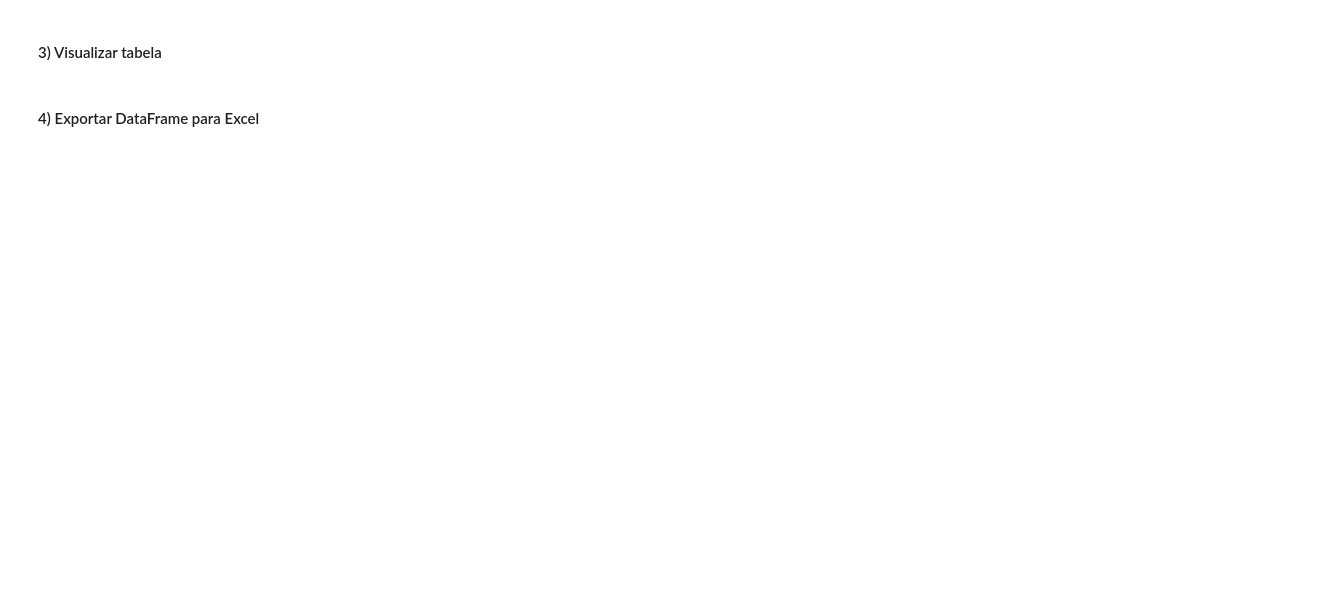
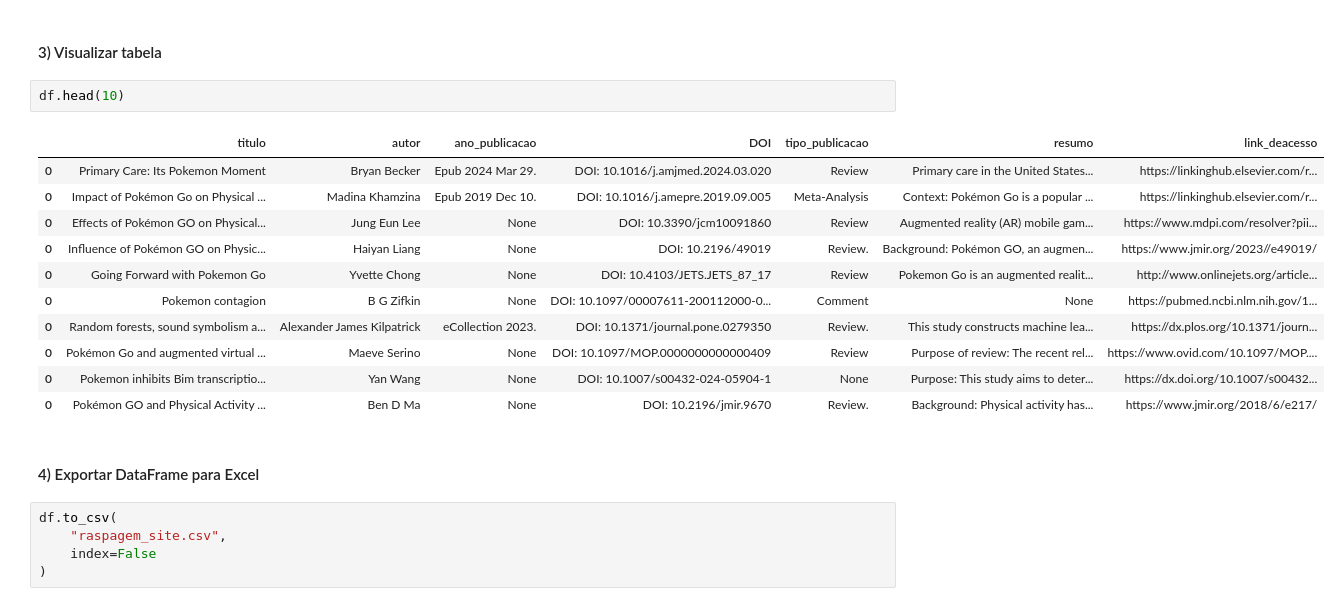
Before and after one commit to gziinx/LABDA, a Jupyter notebook: 4_Web_Scraping_Selenium_Intro - Pubmed.ipynb, the cells around one changed output. Drawn from its saved outputs; the diff is of its cells as text; blank space fills up the shorter version.

```diff
--- a/4_Web_Scraping_Selenium_Intro - Pubmed.ipynb
+++ b/4_Web_Scraping_Selenium_Intro - Pubmed.ipynb
@@ -248,4 +293,23 @@ df.head()
 # %% [markdown]
 #### 3) Visualizar tabela
+# %%
+df.head(10)
+# %% [output]
+|  | titulo | autor | ano_publicacao | DOI | tipo_publicacao | resumo | link_deacesso |
+| 0 | Primary Care: Its Pokemon Moment | Bryan Becker | Epub 2024 Mar 29. | DOI: 10.1016/j.amjmed.2024.03.020 | Review | Primary care in the United States... | https://linkinghub.elsevier.com/r... |
+| 0 | Impact of Pokémon Go on Physical ... | Madina Khamzina | Epub 2019 Dec 10. | DOI: 10.1016/j.amepre.2019.09.005 | Meta-Analysis | Context: Pokémon Go is a popular ... | https://linkinghub.elsevier.com/r... |
+| 0 | Effects of Pokémon GO on Physical... | Jung Eun Lee | None | DOI: 10.3390/jcm10091860 | Review | Augmented reality (AR) mobile gam... | https://www.mdpi.com/resolver?pii... |
+| 0 | Influence of Pokémon GO on Physic... | Haiyan Liang | None | DOI: 10.2196/49019 | Review. | Background: Pokémon GO, an augmen... | https://www.jmir.org/2023//e49019/ |
+| 0 | Going Forward with Pokemon Go | Yvette Chong | None | DOI: 10.4103/JETS.JETS_87_17 | Review | Pokemon Go is an augmented realit... | http://www.onlinejets.org/article... |
+| 0 | Pokemon contagion | B G Zifkin | None | DOI: 10.1097/00007611-200112000-0... | Comment | None | https://pubmed.ncbi.nlm.nih.gov/1... |
+| 0 | Random forests, sound symbolism a... | Alexander James Kilpatrick | eCollection 2023. | DOI: 10.1371/journal.pone.0279350 | Review. | This study constructs machine lea... | https://dx.plos.org/10.1371/journ... |
+| 0 | Pokémon Go and augmented virtual ... | Maeve Serino | None | DOI: 10.1097/MOP.0000000000000409 | Review | Purpose of review: The recent rel... | https://www.ovid.com/10.1097/MOP.... |
+| 0 | Pokemon inhibits Bim transcriptio... | Yan Wang | None | DOI: 10.1007/s00432-024-05904-1 | None | Purpose: This study aims to deter... | https://dx.doi.org/10.1007/s00432... |
+| 0 | Pokémon GO and Physical Activity ... | Ben D Ma | None | DOI: 10.2196/jmir.9670 | Review. | Background: Physical activity has... | https://www.jmir.org/2018/6/e217/ |
 # %% [markdown]
 #### 4) Exportar DataFrame para Excel
+# %%
+df.to_csv(
+    "raspagem_site.csv",
+    index=False
+)
```
Also changed, not shown: parts of 5 cells of this notebook, 1 other file.
